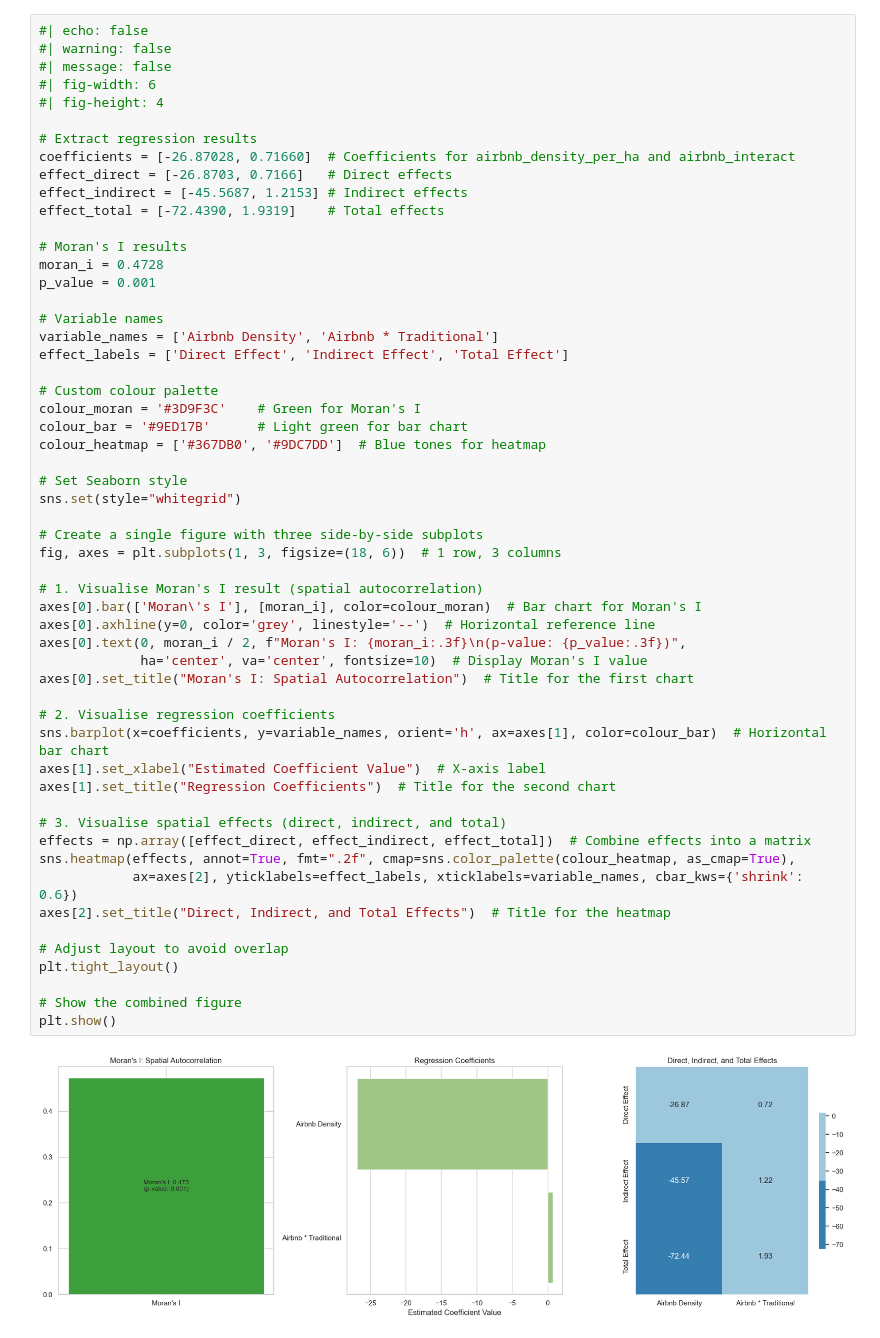
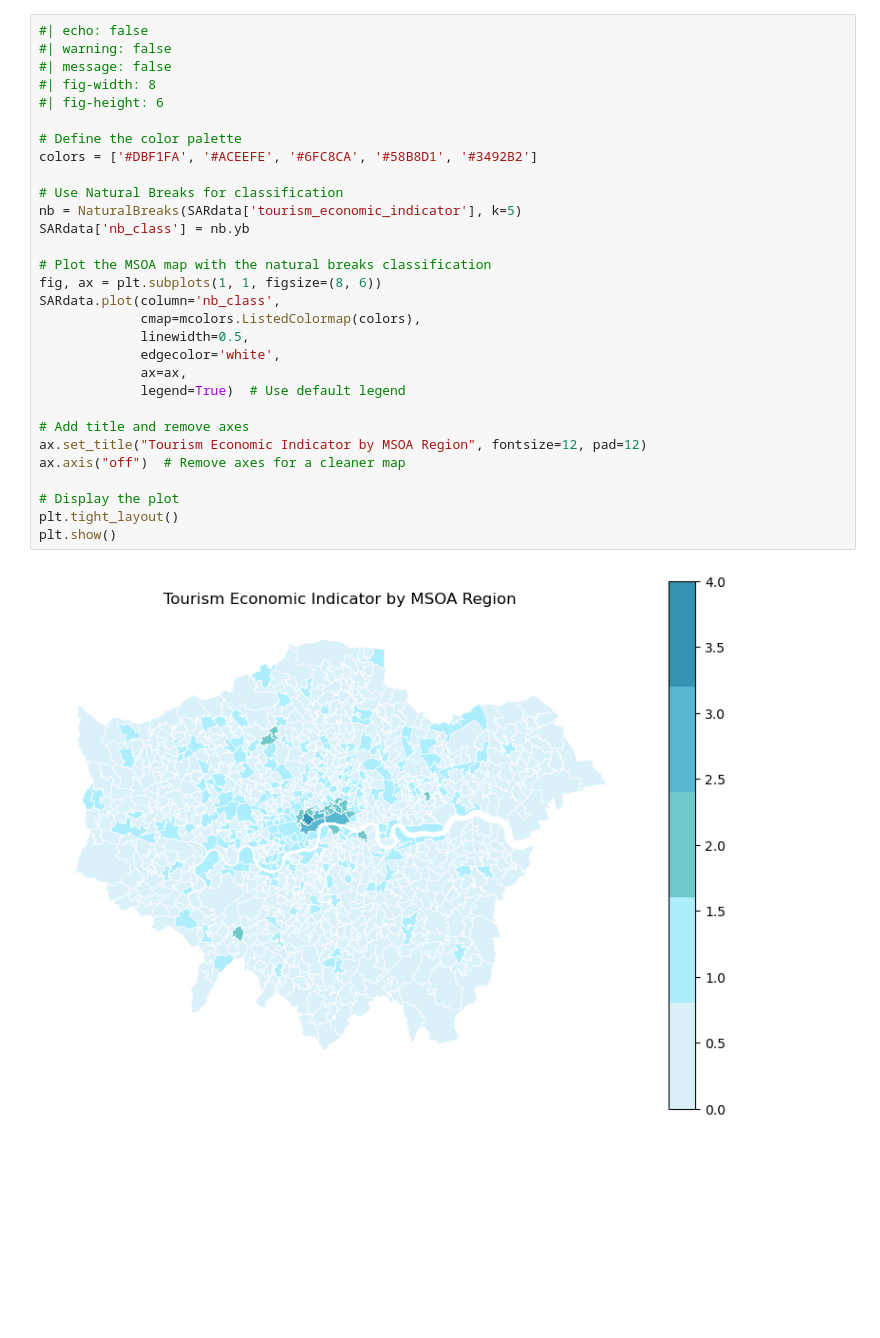
Before and after one commit to meimao76/group_research, a Jupyter notebook: economicSAR/realrealfinalSAR.ipynb, the cells around one changed output. Drawn from its saved outputs; the diff is of its cells as text; blank space fills up the shorter version.

```diff
--- a/economicSAR/realrealfinalSAR.ipynb
+++ b/economicSAR/realrealfinalSAR.ipynb
@@ -83,57 +91,32 @@ sar_model = ML_Lag(y, X, w=W, name_y='tourism_economic_indicator',
 # %%
 #| echo: false
 #| warning: false
 #| message: false
-#| fig-width: 6
-#| fig-height: 4
+#| fig-width: 8
+#| fig-height: 6
 
-# Extract regression results
-coefficients = [-26.87028, 0.71660]  # Coefficients for airbnb_density_per_ha and airbnb_interact
-effect_direct = [-26.8703, 0.7166]   # Direct effects
-effect_indirect = [-45.5687, 1.2153] # Indirect effects
-effect_total = [-72.4390, 1.9319]    # Total effects
+# Define the color palette
+colors = ['#DBF1FA', '#ACEEFE', '#6FC8CA', '#58B8D1', '#3492B2']
 
-# Moran's I results
-moran_i = 0.4728
-p_value = 0.001
+# Use Natural Breaks for classification
+nb = NaturalBreaks(SARdata['tourism_economic_indicator'], k=5)
+SARdata['nb_class'] = nb.yb
 
-# Variable names
-variable_names = ['Airbnb Density', 'Airbnb * Traditional']
-effect_labels = ['Direct Effect', 'Indirect Effect', 'Total Effect']
+# Plot the MSOA map with the natural breaks classification
+fig, ax = plt.subplots(1, 1, figsize=(8, 6))
+SARdata.plot(column='nb_class',
+             cmap=mcolors.ListedColormap(colors),
+             linewidth=0.5,
+             edgecolor='white',
+             ax=ax,
+             legend=True)  # Use default legend
 
-# Custom colour palette
-colour_moran = '#3D9F3C'    # Green for Moran's I
-colour_bar = '#9ED17B'      # Light green for bar chart
-colour_heatmap = ['#367DB0', '#9DC7DD']  # Blue tones for heatmap
+# Add title and remove axes
+ax.set_title("Tourism Economic Indicator by MSOA Region", fontsize=12, pad=12)
+ax.axis("off")  # Remove axes for a cleaner map
 
-# Set Seaborn style
-sns.set(style="whitegrid")
-
-# Create a single figure with three side-by-side subplots
-fig, axes = plt.subplots(1, 3, figsize=(18, 6))  # 1 row, 3 columns
-
-# 1. Visualise Moran's I result (spatial autocorrelation)
-axes[0].bar(['Moran\'s I'], [moran_i], color=colour_moran)  # Bar chart for Moran's I
-axes[0].axhline(y=0, color='grey', linestyle='--')  # Horizontal reference line
-axes[0].text(0, moran_i / 2, f"Moran's I: {moran_i:.3f}\n(p-value: {p_value:.3f})",
-             ha='center', va='center', fontsize=10)  # Display Moran's I value
-axes[0].set_title("Moran's I: Spatial Autocorrelation")  # Title for the first chart
-
-# 2. Visualise regression coefficients
-sns.barplot(x=coefficients, y=variable_names, orient='h', ax=axes[1], color=colour_bar)  # Horizontal bar chart
-axes[1].set_xlabel("Estimated Coefficient Value")  # X-axis label
-axes[1].set_title("Regression Coefficients")  # Title for the second chart
-
-# 3. Visualise spatial effects (direct, indirect, and total)
-effects = np.array([effect_direct, effect_indirect, effect_total])  # Combine effects into a matrix
-sns.heatmap(effects, annot=True, fmt=".2f", cmap=sns.color_palette(colour_heatmap, as_cmap=True),
-            ax=axes[2], yticklabels=effect_labels, xticklabels=variable_names, cbar_kws={'shrink': 0.6})
-axes[2].set_title("Direct, Indirect, and Total Effects")  # Title for the heatmap
-
-# Adjust layout to avoid overlap
+# Display the plot
 plt.tight_layout()
-
-# Show the combined figure
 plt.show()
 # %% [output]
-[figure, old version]
+[figure, new version]
```
Also changed, not shown: parts of 3 cells of this notebook.
